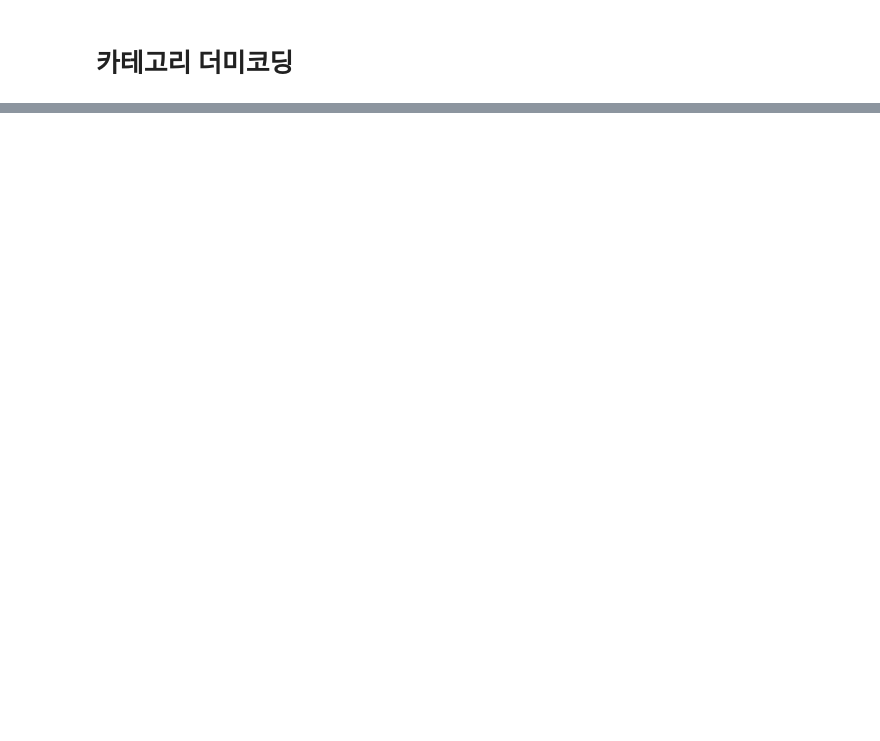
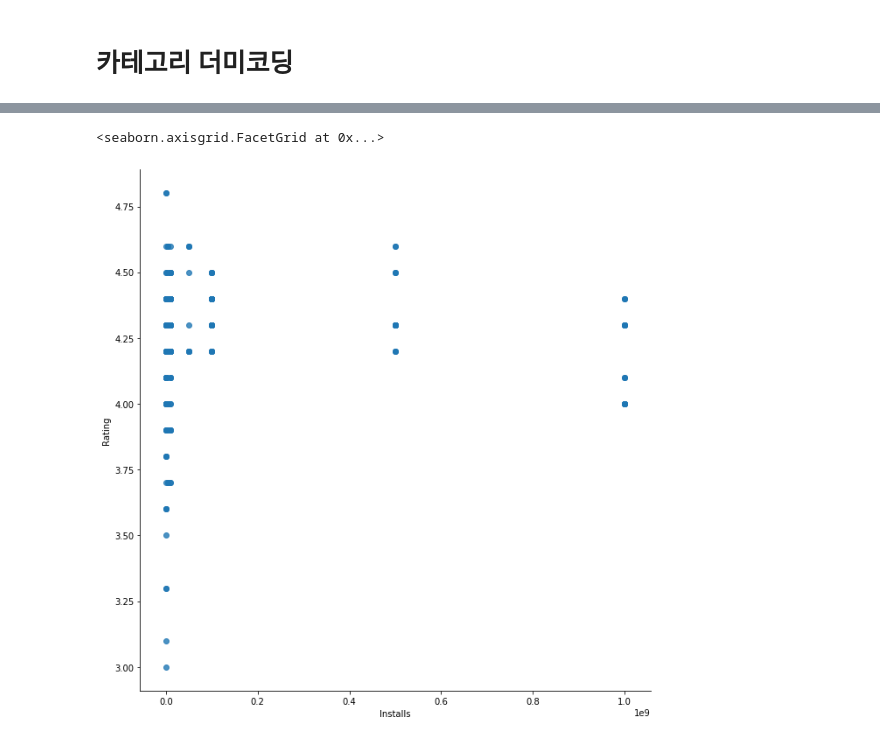
Before and after one commit to kim4pb/python-101, a Jupyter notebook: google_appstore_eda_together.ipynb, the cells around one changed output, grey strips where cells are left out. Drawn from its saved outputs; the diff is of its cells as text; code cells hidden in the pictures; blank space fills up the shorter version.

```diff
--- a/google_appstore_eda_together.ipynb
+++ b/google_appstore_eda_together.ipynb
@@ -343,0 +393,2 @@ sns.heatmap(corr)
+# %%
+comm = df[df['C_COMMUNICATION'] == 1]
@@ -343,0 +403,5 @@ sns.heatmap(corr)
+# %%
+sns.lmplot(data = comm[comm['Installs'] >= 100000], x = 'Installs', y= 'Rating', fit_reg=False, height=9)
+# %% [output]
+<seaborn.axisgrid.FacetGrid at 0x...>
+[figure, added]
```
Also changed, not shown: parts of 29 cells of this notebook.
